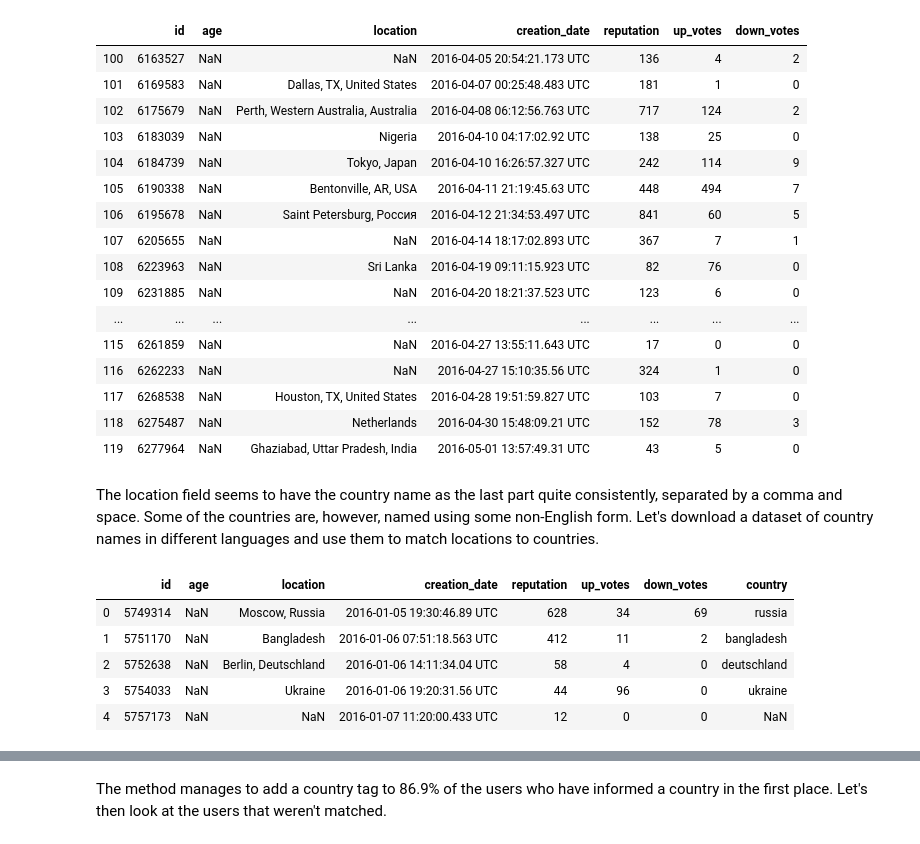
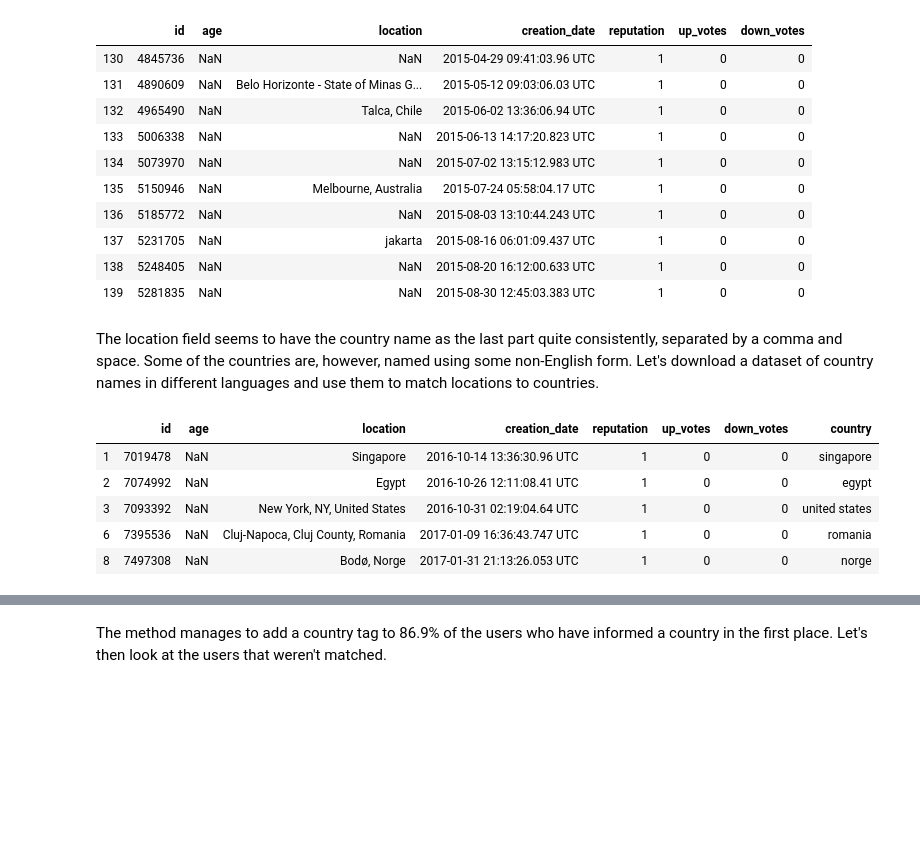
Before and after one commit to dinotuku/SOSN, a Jupyter notebook: clean_user_country.ipynb, the cells around one changed output, grey strips where cells are left out. Drawn from its saved outputs; the diff is of its cells as text; code cells hidden in the pictures; blank space fills up the shorter version.

```diff
--- a/clean_user_country.ipynb
+++ b/clean_user_country.ipynb
@@ -6,28 +6,22 @@ import country_converter as coco
 import warnings
 warnings.filterwarnings('ignore')
 # %%
-original_df = pd.read_csv("data/stackoverflow_users_2016-2019-notext.csv")
+original_df = pd.read_csv("data/stackoverflow_users_all_notext.csv", nrows=10000)
 # %%
 """Show the data."""
-display(original_df[100:120])
+display(original_df[130:140])
 # %% [output]
 |  | id | age | location | creation_date | reputation | up_votes | down_votes |
-| 100 | 6163527 | NaN | NaN | 2016-04-05 20:54:21.173 UTC | 136 | 4 | 2 |
-| 101 | 6169583 | NaN | Dallas, TX, United States | 2016-04-07 00:25:48.483 UTC | 181 | 1 | 0 |
-| 102 | 6175679 | NaN | Perth, Western Australia, Australia | 2016-04-08 06:12:56.763 UTC | 717 | 124 | 2 |
-| 103 | 6183039 | NaN | Nigeria | 2016-04-10 04:17:02.92 UTC | 138 | 25 | 0 |
-| 104 | 6184739 | NaN | Tokyo, Japan | 2016-04-10 16:26:57.327 UTC | 242 | 114 | 9 |
-| 105 | 6190338 | NaN | Bentonville, AR, USA | 2016-04-11 21:19:45.63 UTC | 448 | 494 | 7 |
-| 106 | 6195678 | NaN | Saint Petersburg, Россия | 2016-04-12 21:34:53.497 UTC | 841 | 60 | 5 |
-| 107 | 6205655 | NaN | NaN | 2016-04-14 18:17:02.893 UTC | 367 | 7 | 1 |
-| 108 | 6223963 | NaN | Sri Lanka | 2016-04-19 09:11:15.923 UTC | 82 | 76 | 0 |
-| 109 | 6231885 | NaN | NaN | 2016-04-20 18:21:37.523 UTC | 123 | 6 | 0 |
-| ... | ... | ... | ... | ... | ... | ... | ... |
-| 115 | 6261859 | NaN | NaN | 2016-04-27 13:55:11.643 UTC | 17 | 0 | 0 |
-| 116 | 6262233 | NaN | NaN | 2016-04-27 15:10:35.56 UTC | 324 | 1 | 0 |
-| 117 | 6268538 | NaN | Houston, TX, United States | 2016-04-28 19:51:59.827 UTC | 103 | 7 | 0 |
-| 118 | 6275487 | NaN | Netherlands | 2016-04-30 15:48:09.21 UTC | 152 | 78 | 3 |
-| 119 | 6277964 | NaN | Ghaziabad, Uttar Pradesh, India | 2016-05-01 13:57:49.31 UTC | 43 | 5 | 0 |
+| 130 | 4845736 | NaN | NaN | 2015-04-29 09:41:03.96 UTC | 1 | 0 | 0 |
+| 131 | 4890609 | NaN | Belo Horizonte - State of Minas G... | 2015-05-12 09:03:06.03 UTC | 1 | 0 | 0 |
+| 132 | 4965490 | NaN | Talca, Chile | 2015-06-02 13:36:06.94 UTC | 1 | 0 | 0 |
+| 133 | 5006338 | NaN | NaN | 2015-06-13 14:17:20.823 UTC | 1 | 0 | 0 |
+| 134 | 5073970 | NaN | NaN | 2015-07-02 13:15:12.983 UTC | 1 | 0 | 0 |
+| 135 | 5150946 | NaN | Melbourne, Australia | 2015-07-24 05:58:04.17 UTC | 1 | 0 | 0 |
+| 136 | 5185772 | NaN | NaN | 2015-08-03 13:10:44.243 UTC | 1 | 0 | 0 |
+| 137 | 5231705 | NaN | jakarta | 2015-08-16 06:01:09.437 UTC | 1 | 0 | 0 |
+| 138 | 5248405 | NaN | NaN | 2015-08-20 16:12:00.633 UTC | 1 | 0 | 0 |
+| 139 | 5281835 | NaN | NaN | 2015-08-30 12:45:03.383 UTC | 1 | 0 | 0 |
 # %% [markdown]
 The location field seems to have the country name as the last part quite consistently, separated
 by a comma and space. Some of the countries are, however, named using some non-English form.
@@ -38,12 +35,12 @@ original_df["country"] = original_df["location"].apply(lambda x: x.split(", ")[-
 # %%
-original_df.head(5)
+clean_df.head(5)
 # %% [output]
 |  | id | age | location | creation_date | reputation | up_votes | down_votes | country |
-| 0 | 5749314 | NaN | Moscow, Russia | 2016-01-05 19:30:46.89 UTC | 628 | 34 | 69 | russia |
-| 1 | 5751170 | NaN | Bangladesh | 2016-01-06 07:51:18.563 UTC | 412 | 11 | 2 | bangladesh |
-| 2 | 5752638 | NaN | Berlin, Deutschland | 2016-01-06 14:11:34.04 UTC | 58 | 4 | 0 | deutschland |
-| 3 | 5754033 | NaN | Ukraine | 2016-01-06 19:20:31.56 UTC | 44 | 96 | 0 | ukraine |
-| 4 | 5757173 | NaN | NaN | 2016-01-07 11:20:00.433 UTC | 12 | 0 | 0 | NaN |
+| 1 | 7019478 | NaN | Singapore | 2016-10-14 13:36:30.96 UTC | 1 | 0 | 0 | singapore |
+| 2 | 7074992 | NaN | Egypt | 2016-10-26 12:11:08.41 UTC | 1 | 0 | 0 | egypt |
+| 3 | 7093392 | NaN | New York, NY, United States | 2016-10-31 02:19:04.64 UTC | 1 | 0 | 0 | united states |
+| 6 | 7395536 | NaN | Cluj-Napoca, Cluj County, Romania | 2017-01-09 16:36:43.747 UTC | 1 | 0 | 0 | romania |
+| 8 | 7497308 | NaN | Bodø, Norge | 2017-01-31 21:13:26.053 UTC | 1 | 0 | 0 | norge |
 # %%
 """Load the dataset of country names in different languages got from ip2location.com."""
 country_names = pd.read_csv("data/IP2LOCATION-COUNTRY-MULTILINGUAL/IP2LOCATION-COUNTRY-MULTILINGUAL.CSV")
```
Also changed, not shown: parts of 15 cells of this notebook.
